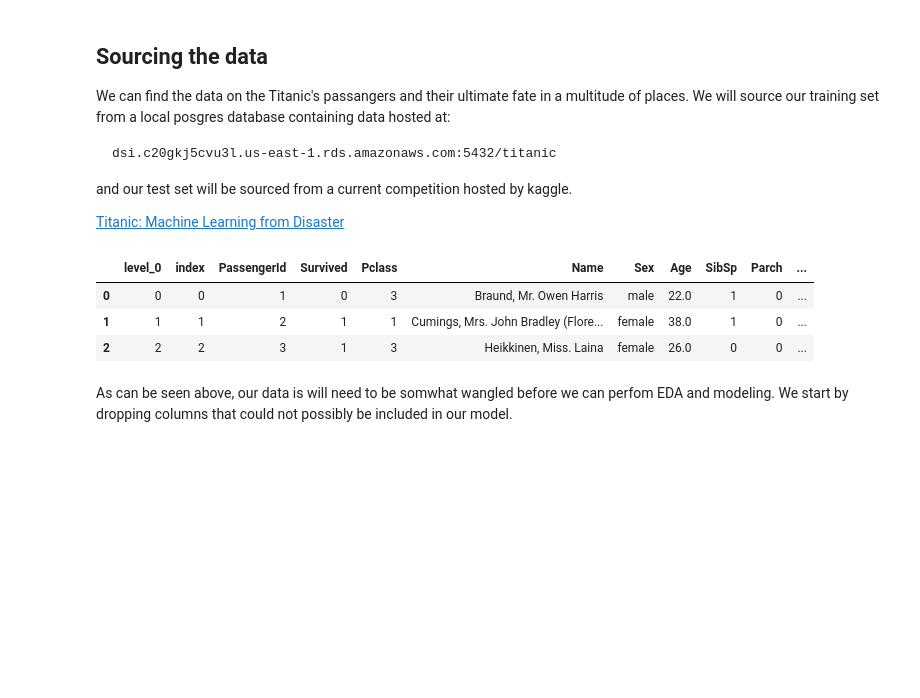
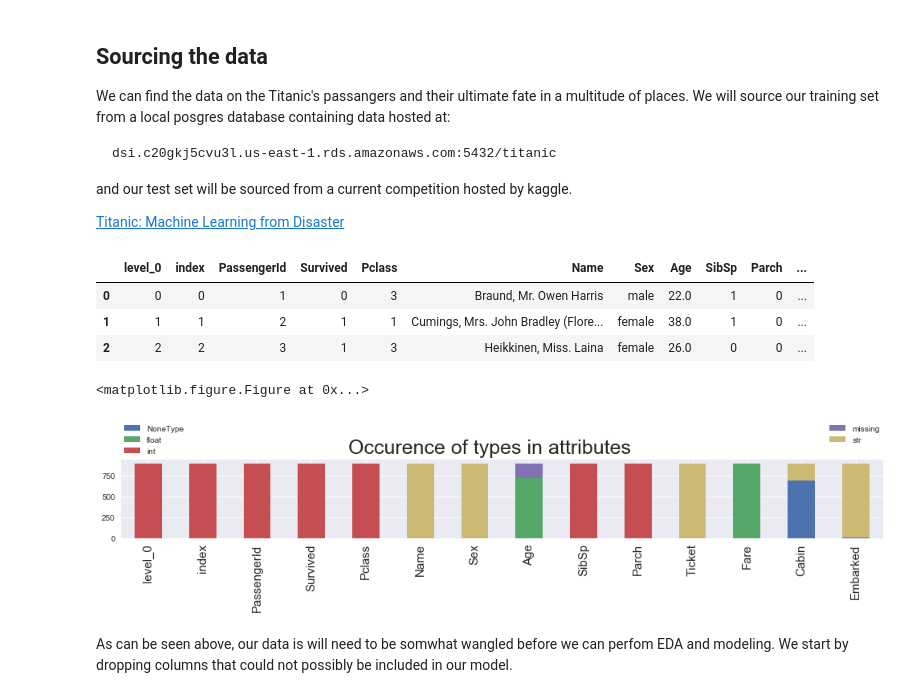
Before and after one commit to Rony-A/sc2-replay-analysis, a Jupyter notebook: mycchaka/project4/Project_4-The_Titanic.ipynb, the cells around one changed output. Cells and saved outputs as stored; diff of their text form; code cells hidden in the pictures; blank space fills up the shorter version.

```diff
--- a/mycchaka/project4/Project_4-The_Titanic.ipynb
+++ b/mycchaka/project4/Project_4-The_Titanic.ipynb
@@ -90,6 +65,38 @@ df.head(3)
 | 0 | 0 | 0 | 1 | 0 | 3 | Braund, Mr. Owen Harris | male | 22.0 | 1 | 0 | ... |
 | 1 | 1 | 1 | 2 | 1 | 1 | Cumings, Mrs. John Bradley (Flore... | female | 38.0 | 1 | 0 | ... |
 | 2 | 2 | 2 | 3 | 1 | 3 | Heikkinen, Miss. Laina | female | 26.0 | 0 | 0 | ... |
+# %%
+def extended_type(x):
+    if x != x:
+        return 'missing'
+    else:
+        return str(type(x)).split("'")[1]
+
+def explore_types(df, columns = None):
+    if columns == None: columns = df.columns
+    di = {key:df[key].apply(extended_type).value_counts() for key in columns}
+    return pd.DataFrame(columns = columns, data = di).fillna(0)
+
+def plot_types(df, columns = None, figsize = (17,2)):
+    _ = plt.clf();
+    _ = explore_types(df,columns = columns).T.plot(kind='bar',
+                                                   figsize=figsize,
+                                                   stacked=True,
+                                                   legend=None);
+
+    _ = plt.legend(bbox_to_anchor=(0., 1.02, 1., .102),loc=3,ncol=2,
+                   mode="expand", borderaxespad=0.);
+
+    _ = plt.suptitle('Occurence of types in attributes',fontsize=25);
+    _ = plt.xticks(fontsize=15);
+    _ = plt.subplots_adjust(top=0.80);
+    _ = plt.show();
+    return None
+
+plot_types(df)
+# %% [output]
+<matplotlib.figure.Figure at 0x...>
+[figure, added]
 # %% [markdown]
 As can be seen above, our data is will need to be somwhat wangled before we can perfom EDA and modeling. We start by dropping columns that could not possibly be included in our model.
 # %%
```
Also changed, not shown: parts of 23 cells of this notebook.
